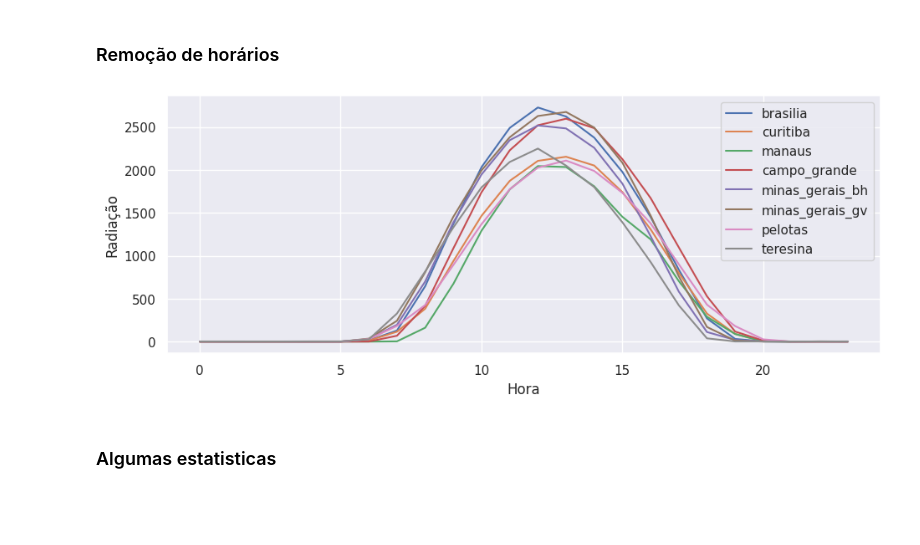
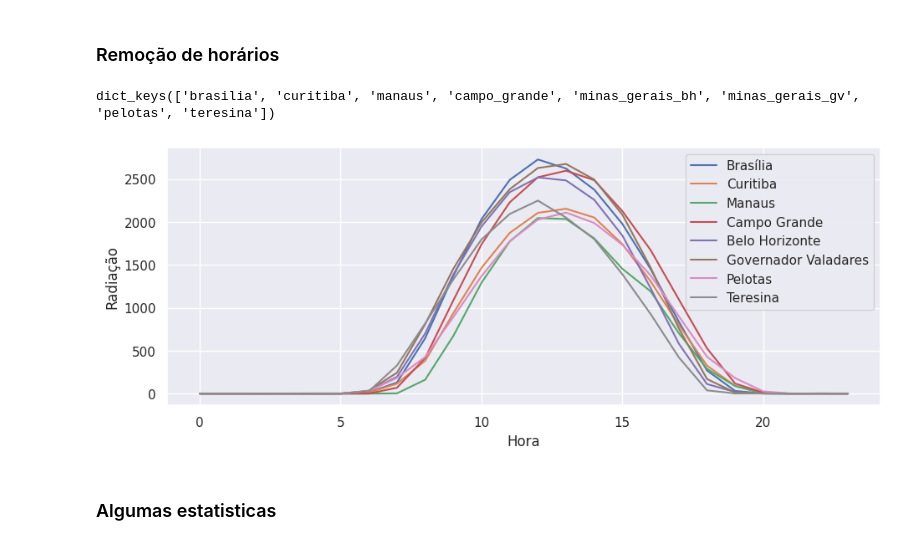
Before and after one commit to FireStrings/MasterDegree, a Jupyter notebook: EDA/EDA_Geral.ipynb, the cells around one changed output. Drawn from its saved outputs; the diff is of its cells as text; code cells hidden in the pictures; blank space fills up the shorter version.

```diff
--- a/EDA/EDA_Geral.ipynb
+++ b/EDA/EDA_Geral.ipynb
@@ -60,7 +60,8 @@ for i in l_datasets:
 ### Informações dos datasets
 # %%
 dict_result = {}
-for i, j in zip(l_raw_data, l_datasets):
+l_stations = ["Brasília", "Curitiba", "Manaus", "Campo Grande", "Belo Horizonte", "Gov. Valadares", "Pelotas", "Teresina"]
+for i, j, k in zip(l_raw_data, l_datasets, l_stations):
     buffer = io.StringIO()
     i["Radiacao (KJ/m²)"].info(buf=buffer)
     s = buffer.getvalue()
@@ -71,6 +72,9 @@ for i, j in zip(l_raw_data, l_datasets):
 df_nulls = pd.DataFrame.from_dict(dict_result, orient='index')
 
 df_nulls["Percentual de registros não nulos"] = df_nulls[1]/df_nulls[0]
-df_nulls = df_nulls.reset_index().rename(columns={"index":"estacao"})
+df_nulls = df_nulls.reset_index().rename(columns={"index":"Estação"})
+# %%
+for i,j in enumerate(df_nulls["Estação"]):
+  df_nulls.replace(j, l_stations[i], inplace=True)
 # %%
 set_size_plot(15, 5)
@@ -98,17 +102,23 @@ for i, j in zip(l_raw_data, l_datasets):
     dict_processed[j] = pre_processing(i)
 # %% [markdown]
 ### Remoção de horários
+# %%
+dict_processed.keys()
+# %% [output]
+dict_keys(['brasilia', 'curitiba', 'manaus', 'campo_grande', 'minas_gerais_bh', 'minas_gerais_gv', 'pelotas', 'teresina'])
 # %%
 set_plot_size(11, 4)
 
+l_stations = ["Brasília", "Curitiba", "Manaus", "Campo Grande", "Belo Horizonte", "Governador Valadares", "Pelotas", "Teresina"]
+
 plt.ylabel('Radiação')
 plt.xlabel('Hora')
-for i in dict_processed.keys():
+for i, j in zip(dict_processed.keys(), l_stations):
     df_hour_mean = dict_processed[i][["hora", "radiacao"]].groupby(['hora'])\
     ['radiacao'].agg(['mean']).reset_index().rename(columns={"mean":i})
-    sns.lineplot(data=df_hour_mean, x='hora', y=i, label=i)
+    sns.lineplot(data=df_hour_mean, x='hora', y=i, label=j)
 # %% [output]
-[figure, old version]
+[figure, new version]
 # %% [markdown]
 ### Algumas estatisticas
 # %%
```
Also changed, not shown: parts of 1 cell of this notebook.
